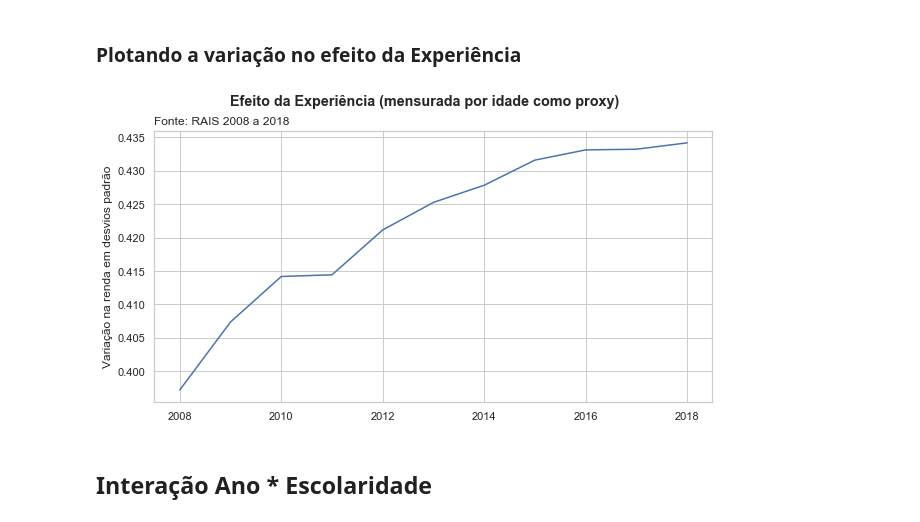
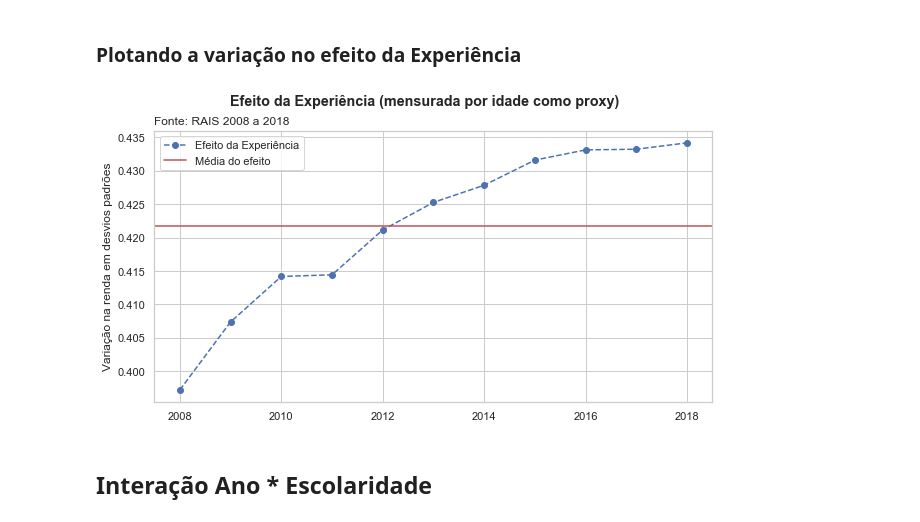
Before and after one commit to neylsoncrepalde/diversidade_mercado_ia, a Jupyter notebook: src/exploratoria.ipynb, the cells around one changed output. Saved outputs shown, nothing was run; the diff lists cells and outputs as text; code cells hidden in the pictures.

```diff
--- a/src/exploratoria.ipynb
+++ b/src/exploratoria.ipynb
@@ -835,26 +835,27 @@ Warnings:
 # %%
 efeito_idade = (np.array([reg_int_anoidade.params['idadecent'],
                            reg_int_anoidade.params['idadecent'] + reg_int_anoidade.params['idade_2009'],
                            reg_int_anoidade.params['idadecent'] + reg_int_anoidade.params['idade_2010'],
                            reg_int_anoidade.params['idadecent'] + reg_int_anoidade.params['idade_2011'],
                            reg_int_anoidade.params['idadecent'] + reg_int_anoidade.params['idade_2012'],
                            reg_int_anoidade.params['idadecent'] + reg_int_anoidade.params['idade_2013'],
                            reg_int_anoidade.params['idadecent'] + reg_int_anoidade.params['idade_2014'],
                            reg_int_anoidade.params['idadecent'] + reg_int_anoidade.params['idade_2015'],
                            reg_int_anoidade.params['idadecent'] + reg_int_anoidade.params['idade_2016'],
                            reg_int_anoidade.params['idadecent'] + reg_int_anoidade.params['idade_2017'],
                            reg_int_anoidade.params['idadecent'] + reg_int_anoidade.params['idade_2018'],
-                         ])).round(6)
+                         ]))
 
 plt.figure(figsize=(10,5))
-plt.plot(np.arange(2008, 2019), efeito_idade)
+plt.plot(np.arange(2008, 2019), efeito_idade, linestyle='--', marker='o', label='Efeito da Experiência')
+plt.axhline(np.mean(efeito_idade), c='r', label='Média do efeito')
 plt.suptitle("Efeito da Experiência (mensurada por idade como proxy)", fontweight="bold", fontsize="large")
 plt.title("Fonte: RAIS 2008 a 2018", loc='left')
-plt.ylabel("Variação na renda em desvios padrão")
-#plt.ylim(21.5, 26)
+plt.ylabel("Variação na renda em desvios padrões")
+plt.legend()
 plt.show()
 # %% [output]
-[figure, old version]
+[figure, new version]
 # %% [markdown]
 ## Interação Ano * Escolaridade
 # %%
```
Also changed, not shown: parts of 10 cells of this notebook.
